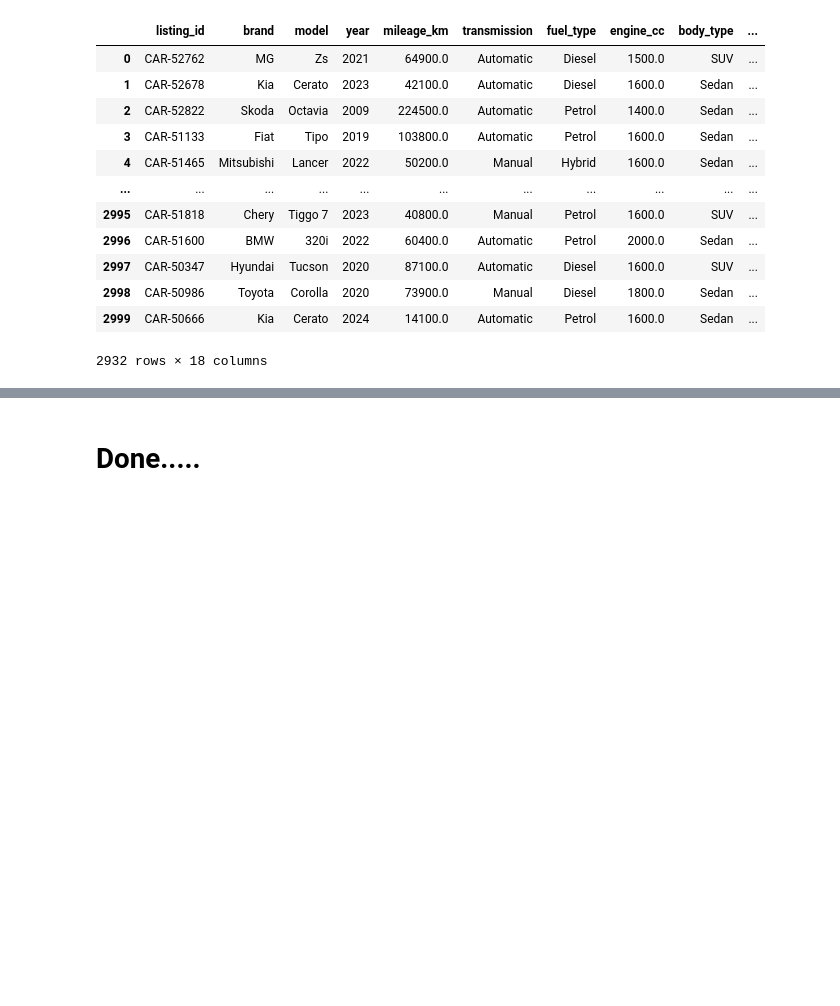
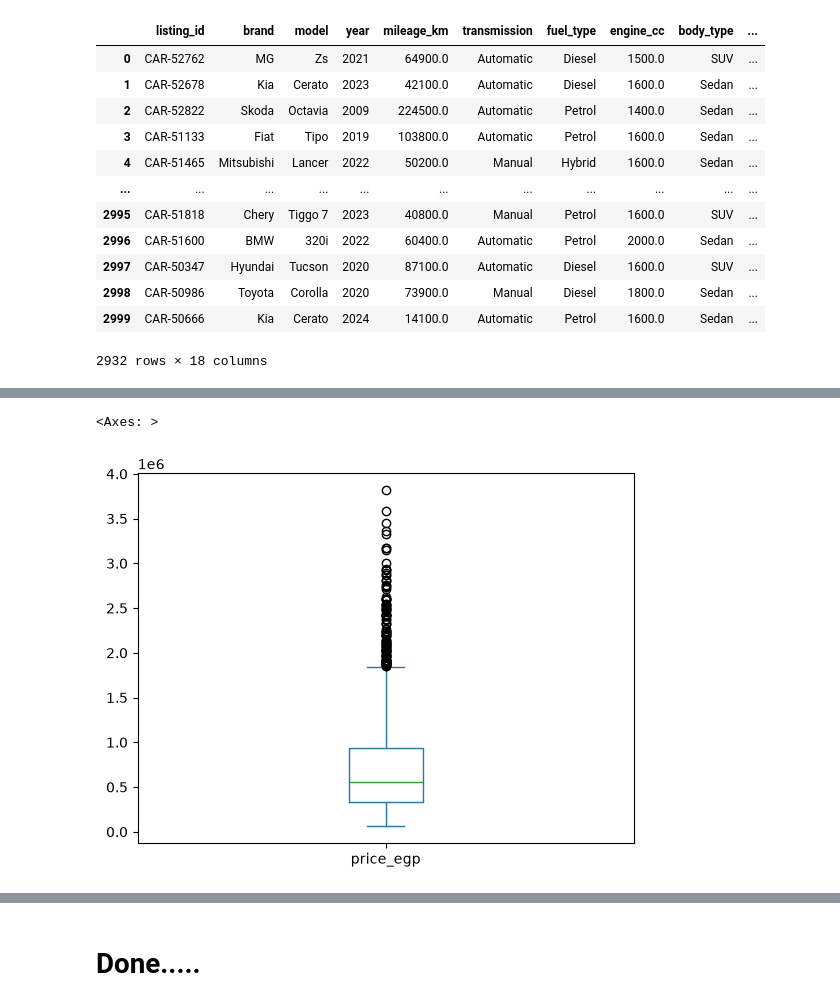
Before and after one commit to SaraElbably-2024/used_car_market_EDA, a Jupyter notebook: datacleaning.ipynb, the cells around one changed output, grey strips where cells are left out. Cells and saved outputs as stored; diff of their text form; code cells hidden in the pictures; blank space fills up the shorter version.

```diff
--- a/datacleaning.ipynb
+++ b/datacleaning.ipynb
@@ -540,0 +582,5 @@ df
+# %%
+df['price_egp'].plot(kind='box')
+# %% [output]
+<Axes: >
+[figure, added]
```
Also changed, not shown: parts of 9 cells of this notebook, 1 other file.
